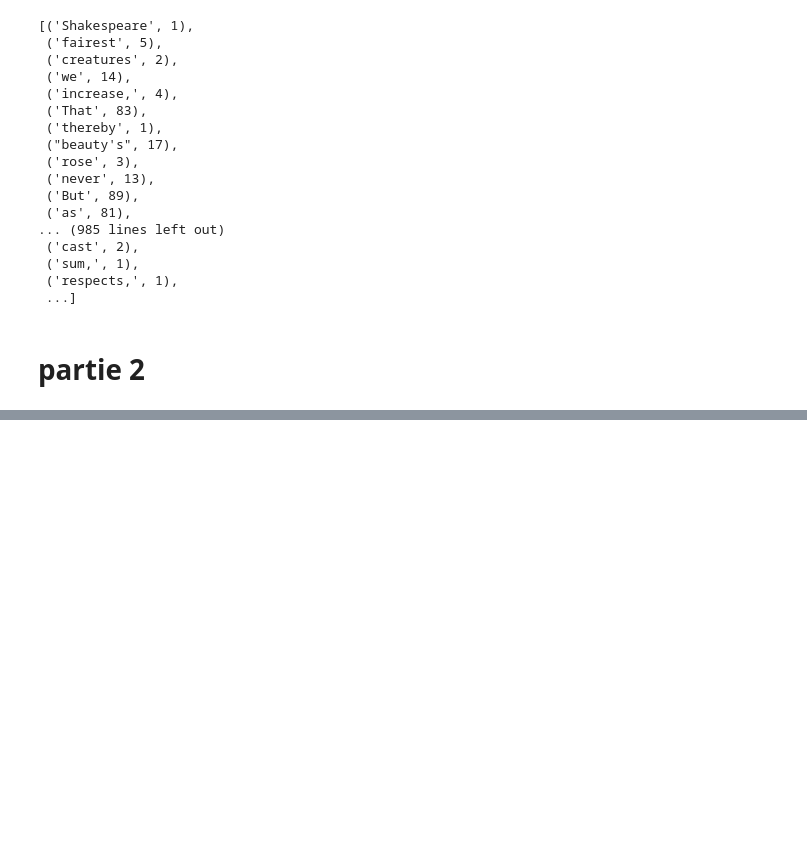
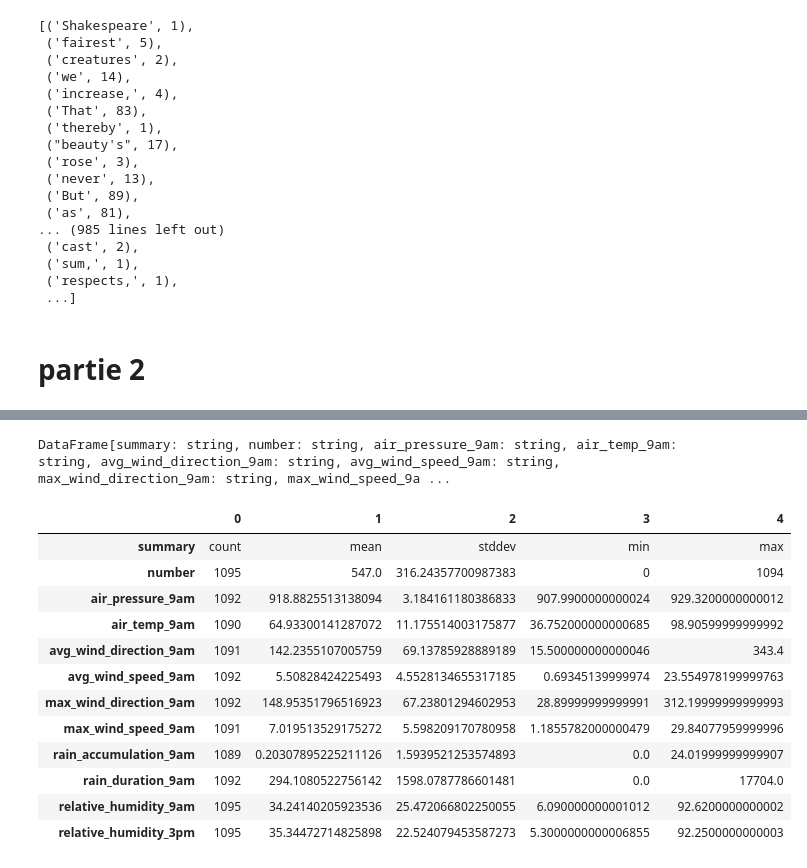
Before and after one commit to jemai-sameh/tp-spark, a Jupyter notebook: bigdata Spark.ipynb, the cells around one changed output, grey strips where cells are left out. Drawn from its saved outputs; the diff is of its cells as text; code cells hidden in the pictures; blank space fills up the shorter version.

```diff
--- a/bigdata Spark.ipynb
+++ b/bigdata Spark.ipynb
@@ -119,3 +119,5 @@ s.collect()
 s.coalesce(1).saveAsTextFile("content/")
 # %% [markdown]
 # partie 2
+# %%
+df = spark.read.format("csv").load("/content/daily-weather.csv", header = True,inferSchema=True)
@@ -121,0 +175,20 @@ s.coalesce(1).saveAsTextFile("content/")
+# %%
+df.describe()
+# %% [output]
+DataFrame[summary: string, number: string, air_pressure_9am: string, air_temp_9am: string, avg_wind_direction_9am: string, avg_wind_speed_9am: string, max_wind_direction_9am: string, max_wind_speed_9a ...
+# %%
+df.describe().toPandas().transpose()
+# %% [output]
+|  | 0 | 1 | 2 | 3 | 4 |
+| summary | count | mean | stddev | min | max |
+| number | 1095 | 547.0 | 316.24357700987383 | 0 | 1094 |
+| air_pressure_9am | 1092 | 918.8825513138094 | 3.184161180386833 | 907.9900000000024 | 929.3200000000012 |
+| air_temp_9am | 1090 | 64.93300141287072 | 11.175514003175877 | 36.752000000000685 | 98.90599999999992 |
+| avg_wind_direction_9am | 1091 | 142.2355107005759 | 69.13785928889189 | 15.500000000000046 | 343.4 |
+| avg_wind_speed_9am | 1092 | 5.50828424225493 | 4.5528134655317185 | 0.69345139999974 | 23.554978199999763 |
+| max_wind_direction_9am | 1092 | 148.95351796516923 | 67.23801294602953 | 28.89999999999991 | 312.19999999999993 |
+| max_wind_speed_9am | 1091 | 7.019513529175272 | 5.598209170780958 | 1.1855782000000479 | 29.84077959999996 |
+| rain_accumulation_9am | 1089 | 0.20307895225211126 | 1.5939521253574893 | 0.0 | 24.01999999999907 |
+| rain_duration_9am | 1092 | 294.1080522756142 | 1598.0787786601481 | 0.0 | 17704.0 |
+| relative_humidity_9am | 1095 | 34.24140205923536 | 25.472066802250055 | 6.090000000001012 | 92.6200000000002 |
+| relative_humidity_3pm | 1095 | 35.34472714825898 | 22.524079453587273 | 5.3000000000006855 | 92.2500000000003 |
```
Also changed, not shown: parts of 22 cells of this notebook.
